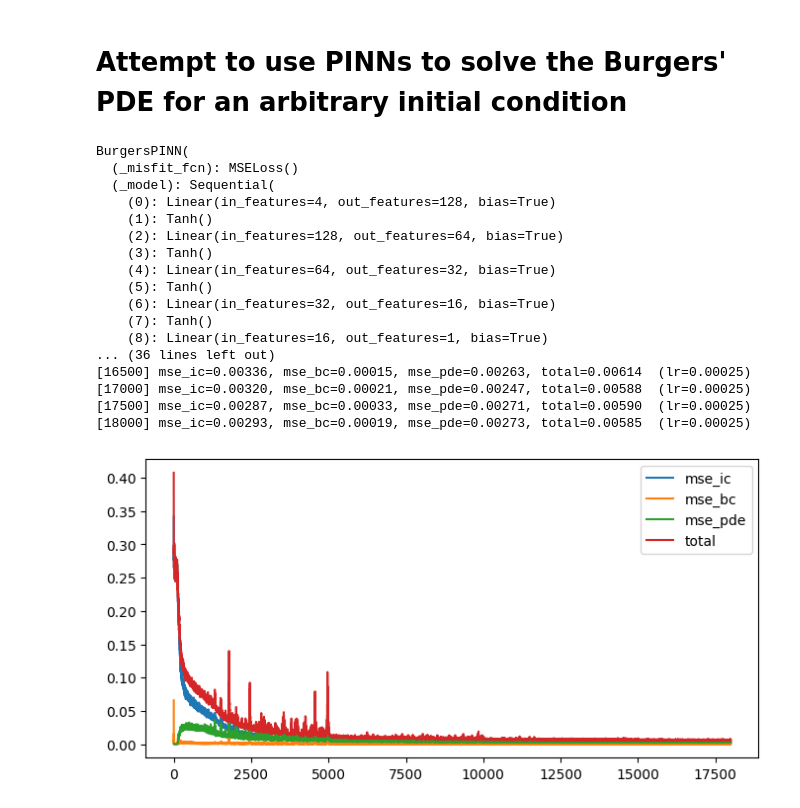
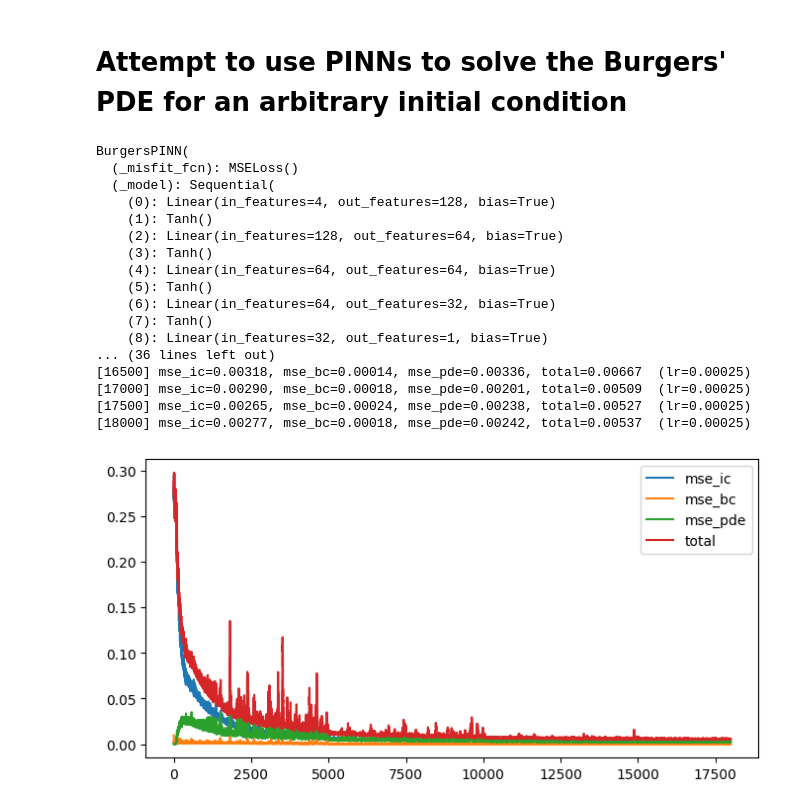
Before and after one commit to arpaiva/PINNs, a Jupyter notebook: PINNs_BurgersPDE_CondInit.ipynb, the cells around one changed output. Drawn from its saved outputs; the diff is of its cells as text; code cells hidden in the pictures.

```diff
--- a/PINNs_BurgersPDE_CondInit.ipynb
+++ b/PINNs_BurgersPDE_CondInit.ipynb
@@ -170,12 +170,15 @@ class BurgersPINN(nn.Module):
               n_iter=1000,
               resample_boundary_pts=True,
               resample_collocation_points=True,
-              lr_decay_stepsize=-1,  # values <=0 turn off learning rate decay
-              disp_iter=10):
+              lr_decay_stepsize=0,  # values <=0 turn off learning rate decay
+              lr_decay_gamma=0.5,    # multiply LR by this parameter for decay
+              disp_iter=100):
 
         optimizer = optim.Adam(self.parameters(), lr=learning_rate, amsgrad=True)
+        lr_decay_stepsize = int(lr_decay_stepsize)
         if lr_decay_stepsize > 0:
-            lr_scheduler = optim.lr_scheduler.StepLR(optimizer, lr_decay_stepsize, gamma=0.5)
+            lr_scheduler = optim.lr_scheduler.StepLR(optimizer, lr_decay_stepsize,
+                                                     gamma=lr_decay_gamma)
 
         f_vals = self.numpy_to_tensor(np.zeros((self._n_collocation_pts, 1)))
 
@@ -231,43 +234,43 @@ np.random.seed(1)
 torch.manual_seed(1)
 np.set_printoptions(linewidth=120, precision=3)
 
-pinn = BurgersPINN(nn_arch=[128, 64, 32, 16],
+pinn = BurgersPINN(nn_arch=[128, 64, 64, 32],
                    freq_range=(0.5, 1.5),
                    phase_range=(-np.pi, np.pi),
                    n_initcond_pts=1024,
                    n_collocation_pts=2048,
                    n_boundary_pts=256)
 print(pinn)
 print(pinn._device)
 
 h = pinn.train(learning_rate=0.002,
                n_iter=18001,
                lr_decay_stepsize=5000,
                disp_iter=500)
 
 plt.figure(figsize=(8, 4), dpi=100)
 for l in h.columns:
     plt.plot(h[l], '-', label=l)
 plt.legend();
 # %% [output]
 BurgersPINN(
   (_misfit_fcn): MSELoss()
   (_model): Sequential(
     (0): Linear(in_features=4, out_features=128, bias=True)
     (1): Tanh()
     (2): Linear(in_features=128, out_features=64, bias=True)
     (3): Tanh()
-    (4): Linear(in_features=64, out_features=32, bias=True)
+    (4): Linear(in_features=64, out_features=64, bias=True)
     (5): Tanh()
-    (6): Linear(in_features=32, out_features=16, bias=True)
+    (6): Linear(in_features=64, out_features=32, bias=True)
     (7): Tanh()
-    (8): Linear(in_features=16, out_features=1, bias=True)
+    (8): Linear(in_features=32, out_features=1, bias=True)
 ... (36 lines left out)
-[16500] mse_ic=0.00336, mse_bc=0.00015, mse_pde=0.00263, total=0.00614  (lr=0.00025)
-[17000] mse_ic=0.00320, mse_bc=0.00021, mse_pde=0.00247, total=0.00588  (lr=0.00025)
-[17500] mse_ic=0.00287, mse_bc=0.00033, mse_pde=0.00271, total=0.00590  (lr=0.00025)
-[18000] mse_ic=0.00293, mse_bc=0.00019, mse_pde=0.00273, total=0.00585  (lr=0.00025)
+[16500] mse_ic=0.00318, mse_bc=0.00014, mse_pde=0.00336, total=0.00667  (lr=0.00025)
+[17000] mse_ic=0.00290, mse_bc=0.00018, mse_pde=0.00201, total=0.00509  (lr=0.00025)
+[17500] mse_ic=0.00265, mse_bc=0.00024, mse_pde=0.00238, total=0.00527  (lr=0.00025)
+[18000] mse_ic=0.00277, mse_bc=0.00018, mse_pde=0.00242, total=0.00537  (lr=0.00025)
-[figure, old version]
+[figure, new version]
 # %%
 def pinn_solution(pinn, ic_freq, ic_phase):
     xg, tg = np.meshgrid(np.linspace(-1, 1, 201), np.linspace(0, 1, 101))
```
Also changed, not shown: parts of 2 cells of this notebook.
